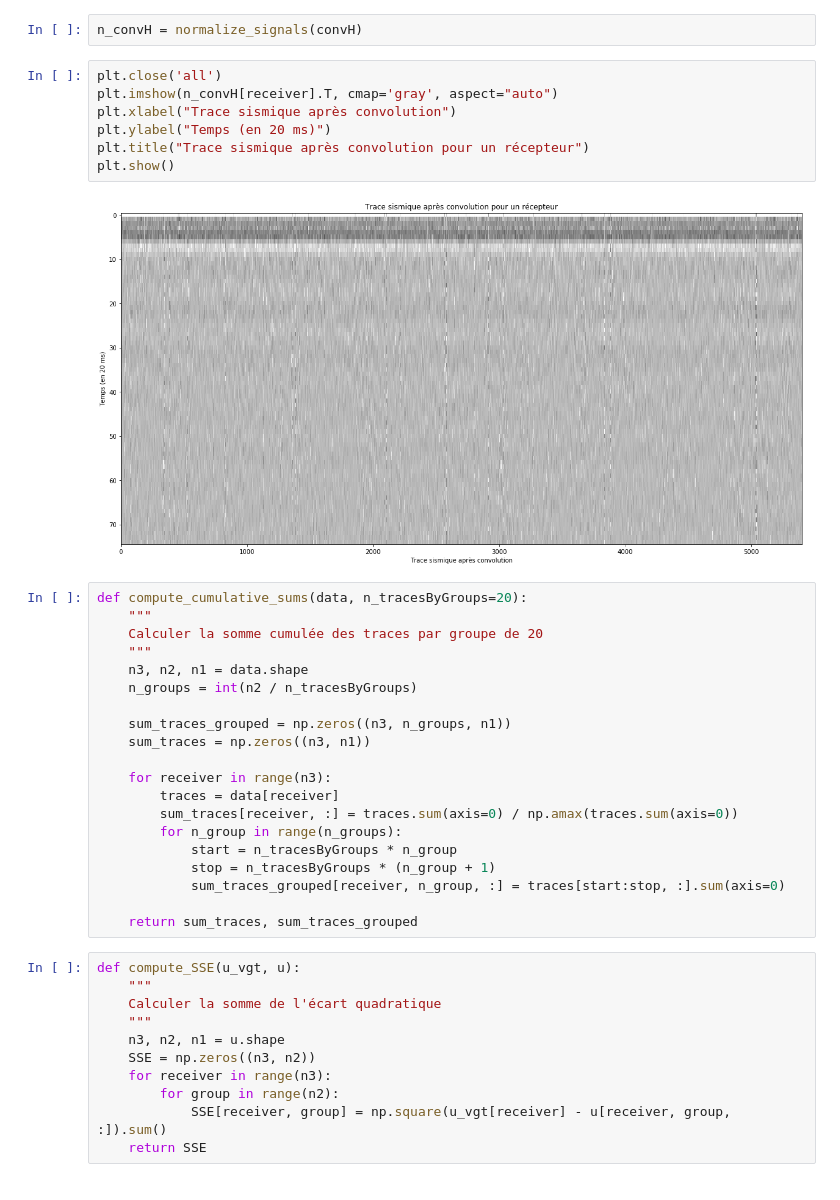
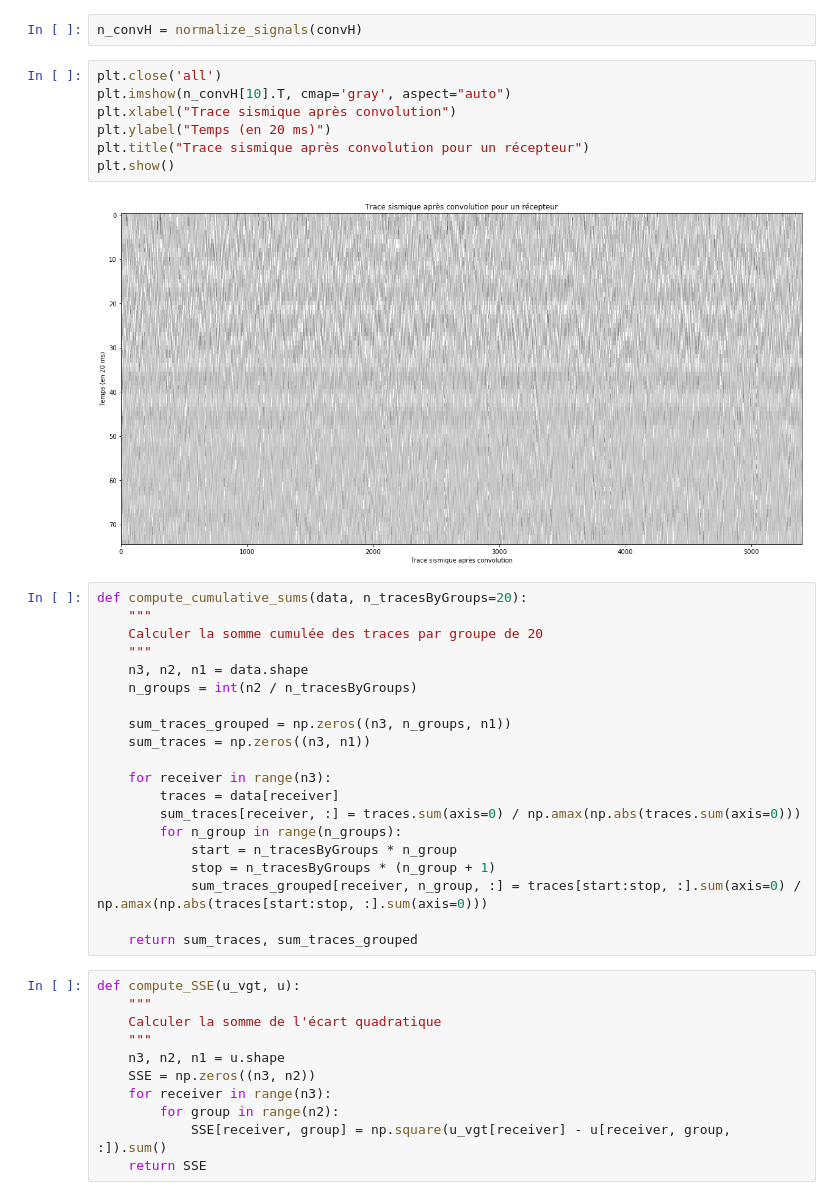
Before and after one commit to Alumet/Hackathon-subsurface, a Jupyter notebook: Détection des sources sismiques.ipynb, the cells around one changed output. Saved outputs shown, nothing was run; the diff lists cells and outputs as text.

```diff
--- a/Détection des sources sismiques.ipynb
+++ b/Détection des sources sismiques.ipynb
@@ -47,13 +51,13 @@ def normalize_signals(data):
 n_convH = normalize_signals(convH)
 # %%
 plt.close('all')
-plt.imshow(n_convH[receiver].T, cmap='gray', aspect="auto")
+plt.imshow(n_convH[10].T, cmap='gray', aspect="auto")
 plt.xlabel("Trace sismique après convolution")
 plt.ylabel("Temps (en 20 ms)")
 plt.title("Trace sismique après convolution pour un récepteur")
 plt.show()
 # %% [output]
-[figure, old version]
+[figure, new version]
 # %%
 def compute_cumulative_sums(data, n_tracesByGroups=20):
     """
@@ -67,11 +71,11 @@ def compute_cumulative_sums(data, n_tracesByGroups=20):
 
     for receiver in range(n3):
         traces = data[receiver]
-        sum_traces[receiver, :] = traces.sum(axis=0) / np.amax(traces.sum(axis=0))
+        sum_traces[receiver, :] = traces.sum(axis=0) / np.amax(np.abs(traces.sum(axis=0)))
         for n_group in range(n_groups):
             start = n_tracesByGroups * n_group
             stop = n_tracesByGroups * (n_group + 1)
-            sum_traces_grouped[receiver, n_group, :] = traces[start:stop, :].sum(axis=0)
+            sum_traces_grouped[receiver, n_group, :] = traces[start:stop, :].sum(axis=0) / np.amax(np.abs(traces[start:stop, :].sum(axis=0)))
 
     return sum_traces, sum_traces_grouped
 # %%
```
Also changed, not shown: parts of 15 cells of this notebook.
